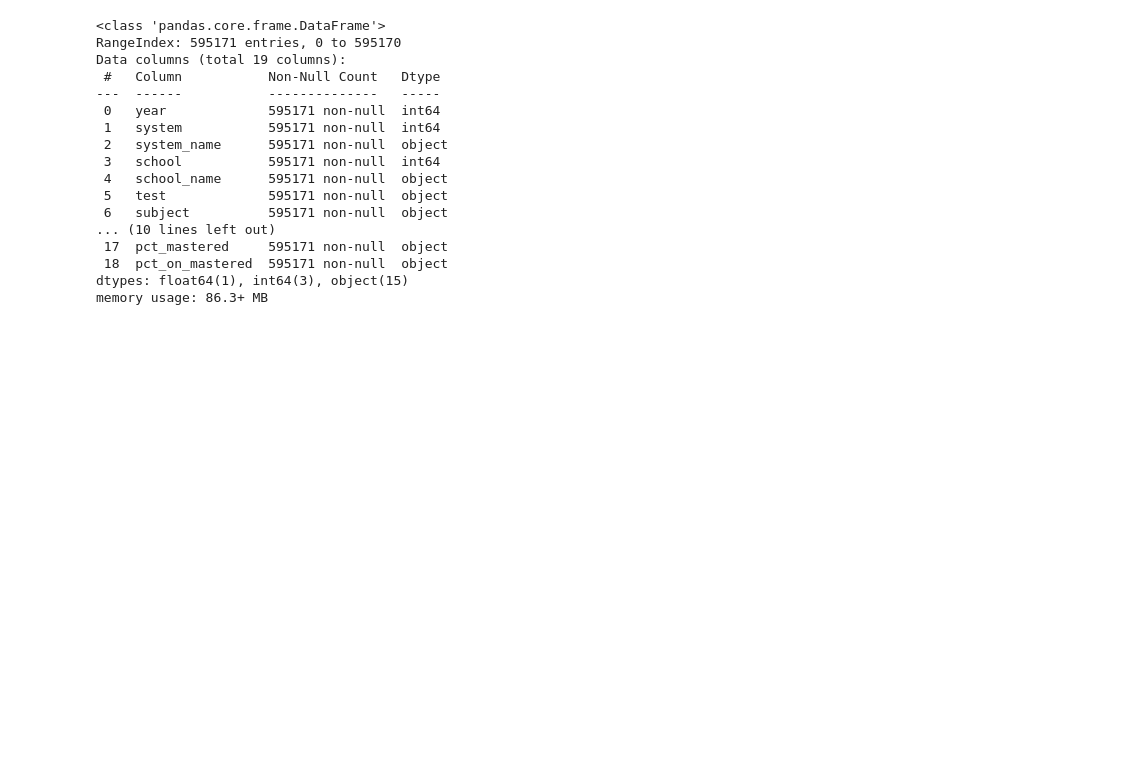
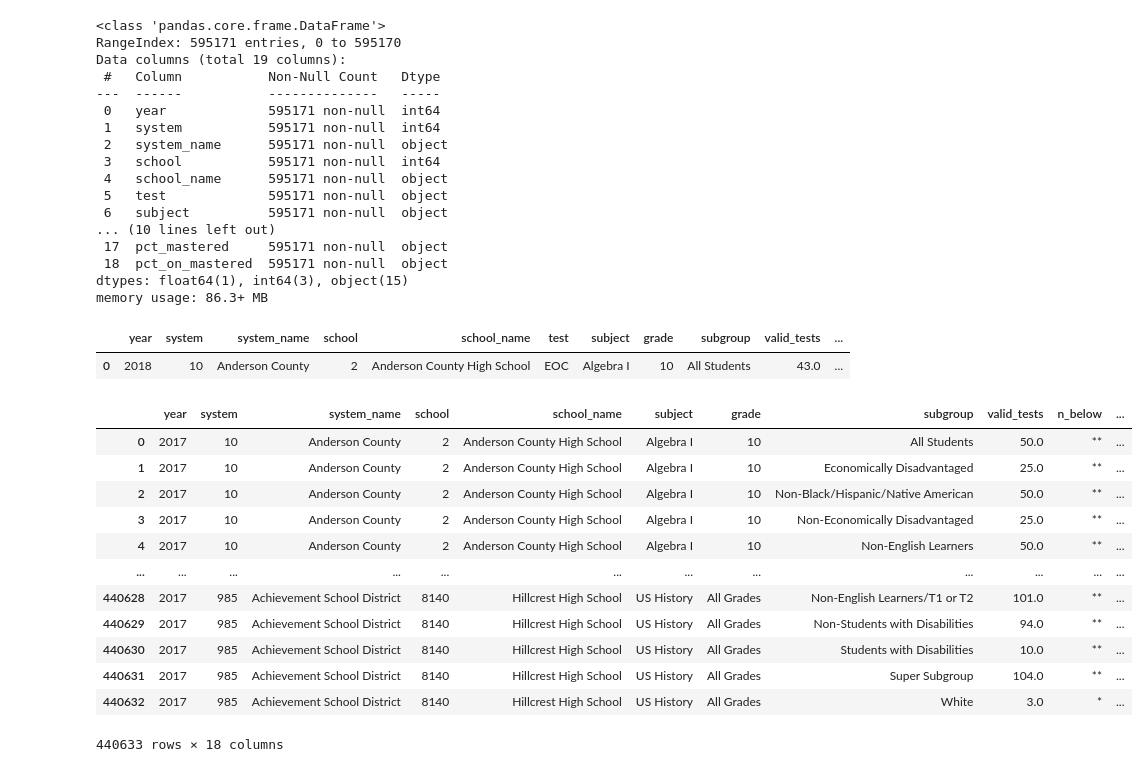
Before and after one commit to Claytor/Capstone_TN_COVID_School_Achievement_Impact, a Jupyter notebook: notebooks/school_assessments_join.ipynb, the cells around one changed output. Cells and saved outputs as stored; diff of their text form; code cells hidden in the pictures; blank space fills up the shorter version.

Commit message:
Fixed missing columns from 2017.

```diff
--- a/notebooks/school_assessments_join.ipynb
+++ b/notebooks/school_assessments_join.ipynb
@@ -42,3 +48,37 @@ Data columns (total 19 columns):
  18  pct_on_mastered  595171 non-null  object
 dtypes: float64(1), int64(3), object(15)
 memory usage: 86.3+ MB
+# %%
+data_2018.head(n=1)
+# %% [output]
+|  | year | system | system_name | school | school_name | test | subject | grade | subgroup | valid_tests | ... |
+| 0 | 2018 | 10 | Anderson County | 2 | Anderson County High School | EOC | Algebra I | 10 | All Students | 43.0 | ... |
+# %%
+# Create a unique mapping of 2018 dataframe
+mapping_2018 = data_2018.drop_duplicates(subset=['system', 'school'])
+
+# Merge the dataframes
+data_2017 = pd.merge(data_2017, mapping_2018[['system', 'system_name', 'school', 'school_name']], on=['system', 'school'], how='left')
+
+# Specify column order to match subsequent dataframes
+new_order = ['year', 'system', 'system_name', 'school', 'school_name', 'subject', 'grade', 'subgroup', 'valid_tests',
+             'n_below', 'n_approaching', 'n_on_track', 'n_mastered', 'pct_below',
+             'pct_approaching', 'pct_on_track', 'pct_mastered', 'pct_on_mastered']
+
+# Reorder the columns
+data_2017 = data_2017[new_order]
+data_2017
+# %% [output]
+|  | year | system | system_name | school | school_name | subject | grade | subgroup | valid_tests | n_below | ... |
+| 0 | 2017 | 10 | Anderson County | 2 | Anderson County High School | Algebra I | 10 | All Students | 50.0 | ** | ... |
+| 1 | 2017 | 10 | Anderson County | 2 | Anderson County High School | Algebra I | 10 | Economically Disadvantaged | 25.0 | ** | ... |
+| 2 | 2017 | 10 | Anderson County | 2 | Anderson County High School | Algebra I | 10 | Non-Black/Hispanic/Native American | 50.0 | ** | ... |
+| 3 | 2017 | 10 | Anderson County | 2 | Anderson County High School | Algebra I | 10 | Non-Economically Disadvantaged | 25.0 | ** | ... |
+| 4 | 2017 | 10 | Anderson County | 2 | Anderson County High School | Algebra I | 10 | Non-English Learners | 50.0 | ** | ... |
+| ... | ... | ... | ... | ... | ... | ... | ... | ... | ... | ... | ... |
+| 440628 | 2017 | 985 | Achievement School District | 8140 | Hillcrest High School | US History | All Grades | Non-English Learners/T1 or T2 | 101.0 | ** | ... |
+| 440629 | 2017 | 985 | Achievement School District | 8140 | Hillcrest High School | US History | All Grades | Non-Students with Disabilities | 94.0 | ** | ... |
+| 440630 | 2017 | 985 | Achievement School District | 8140 | Hillcrest High School | US History | All Grades | Students with Disabilities | 10.0 | ** | ... |
+| 440631 | 2017 | 985 | Achievement School District | 8140 | Hillcrest High School | US History | All Grades | Super Subgroup | 104.0 | ** | ... |
+| 440632 | 2017 | 985 | Achievement School District | 8140 | Hillcrest High School | US History | All Grades | White | 3.0 | * | ... |
+440633 rows × 18 columns
```
Also changed, not shown: parts of 8 cells of this notebook.
